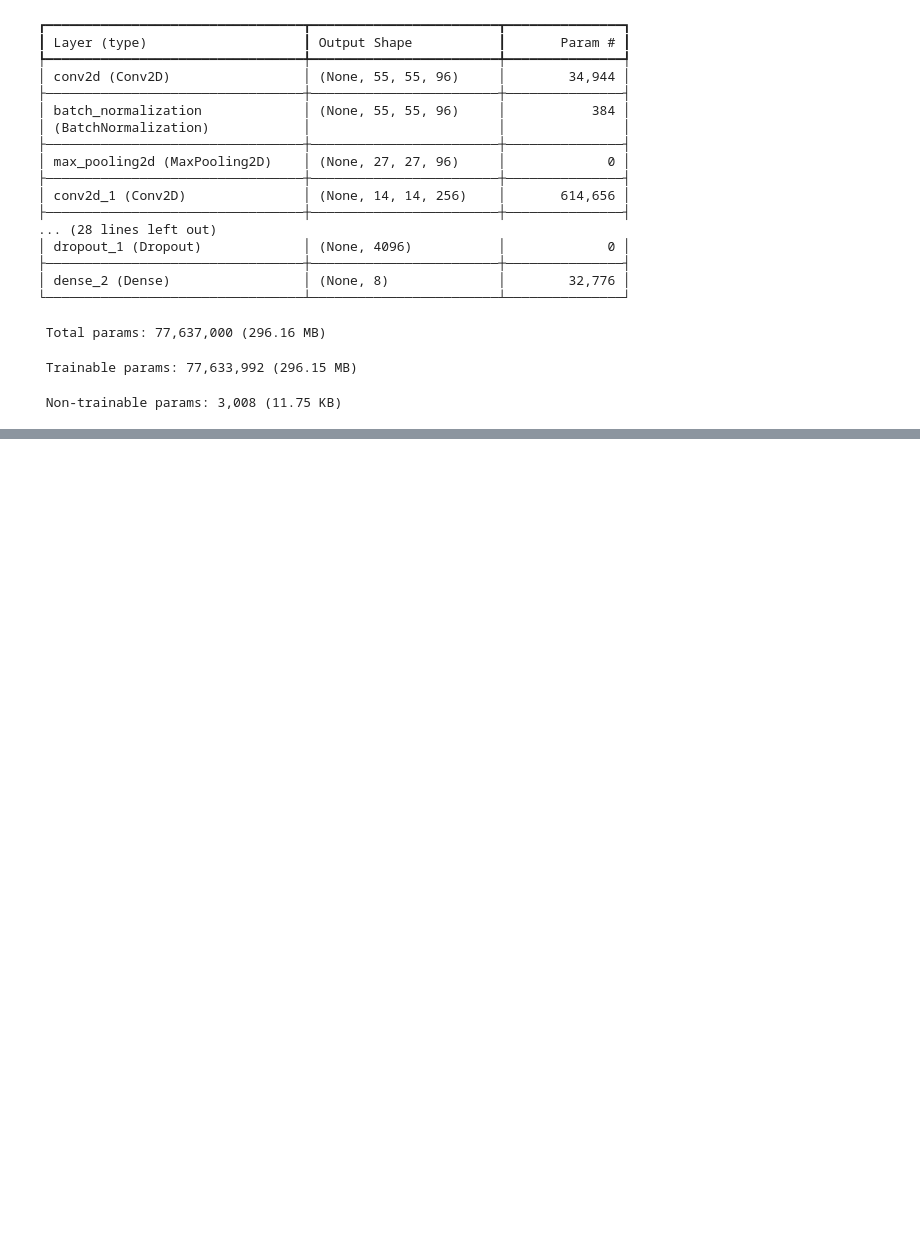
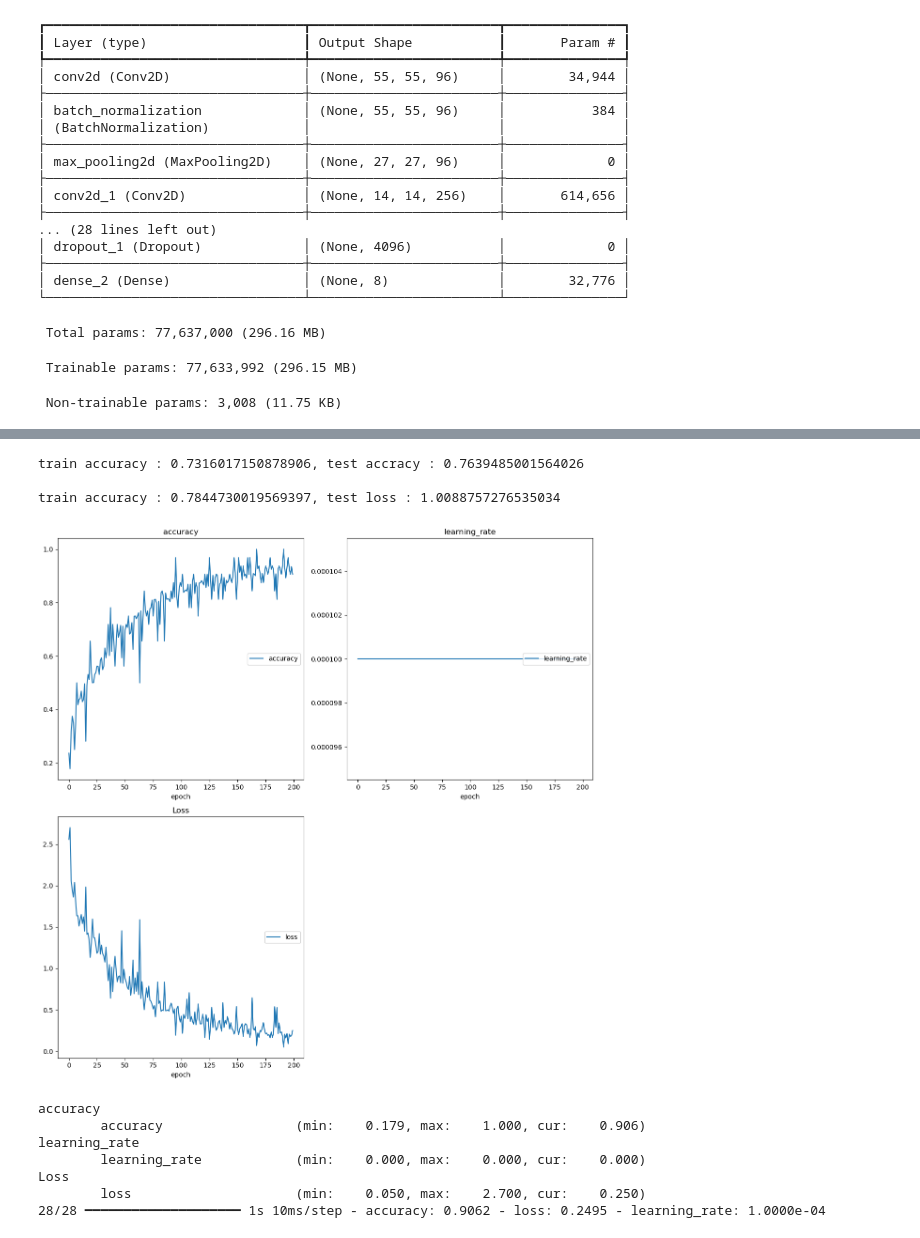
Before and after one commit to Rizwann234/BJJ-Infection-Identification, a Jupyter notebook: notebooks/model_A.ipynb, the cells around one changed output, grey strips where cells are left out. Saved outputs shown, nothing was run; the diff lists cells and outputs as text; code cells hidden in the pictures; blank space fills up the shorter version.

```diff
--- a/notebooks/model_A.ipynb
+++ b/notebooks/model_A.ipynb
@@ -228,0 +236,7 @@ Loss
+# %%
+print(f"train accuracy : {train_accuracy}, test accuracy : {test_accuracy}\n")
+print(f"train loss : {train_loss}, test loss : {test_loss}\n")
+# %% [output]
+train accuracy : 0.7316017150878906, test accracy : 0.7639485001564026
+
+train accuracy : 0.7844730019569397, test loss : 1.0088757276535034
@@ -228,0 +299,21 @@ Loss
+# %%
+# Compile model for training
+model_A2 = create_alexnet_without_dropout(num_classes=num_classes)
+model_A2.summary()
+
+#Fitting the new model to dataset
+history_2 = model_A2.fit(
+    train_data_gen,
+    steps_per_epoch = steps_per_epoch,
+    epochs = 200,
+    callbacks = [checkpointer, tb_callback, lr_scheduler, PlotLossesKeras()]
+)
+# %% [output]
+[figure, added]
+accuracy
+        accuracy                 (min:    0.179, max:    1.000, cur:    0.906)
+learning_rate
+        learning_rate            (min:    0.000, max:    0.000, cur:    0.000)
+Loss
+        loss                     (min:    0.050, max:    2.700, cur:    0.250)
+28/28 ━━━━━━━━━━━━━━━━━━━━ 1s 10ms/step - accuracy: 0.9062 - loss: 0.2495 - learning_rate: 1.0000e-04
```
Also changed, not shown: parts of 5 cells of this notebook, 2 other files.
